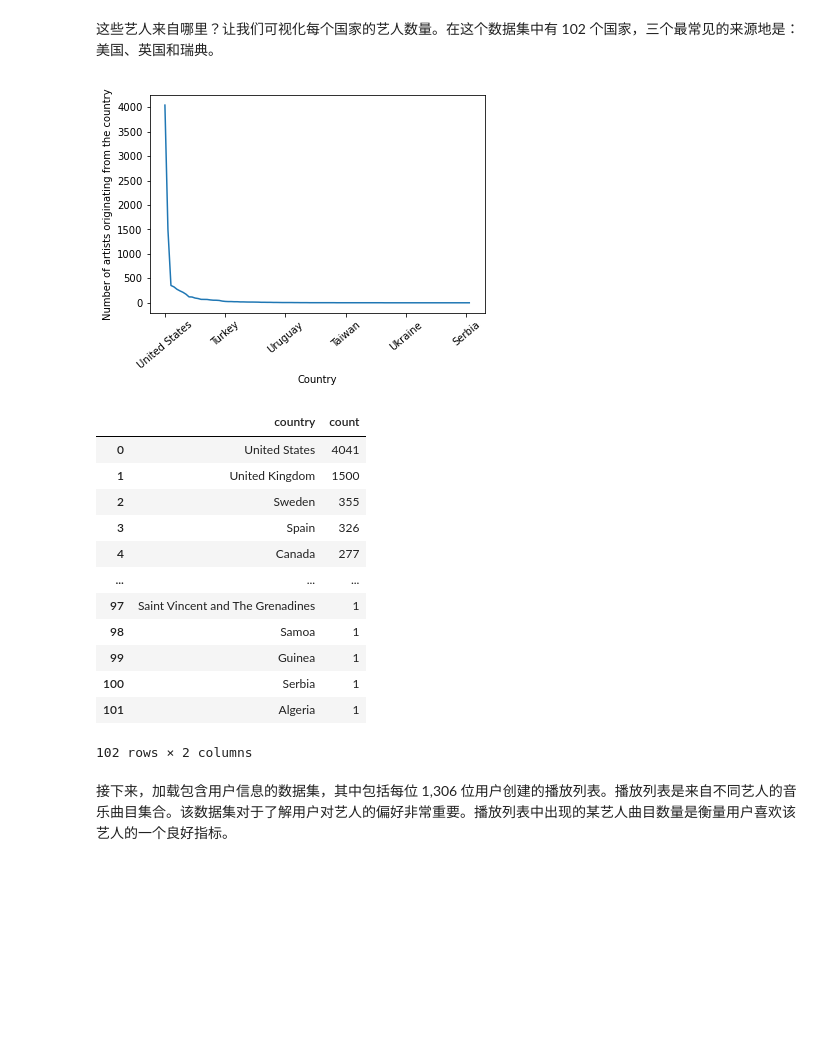
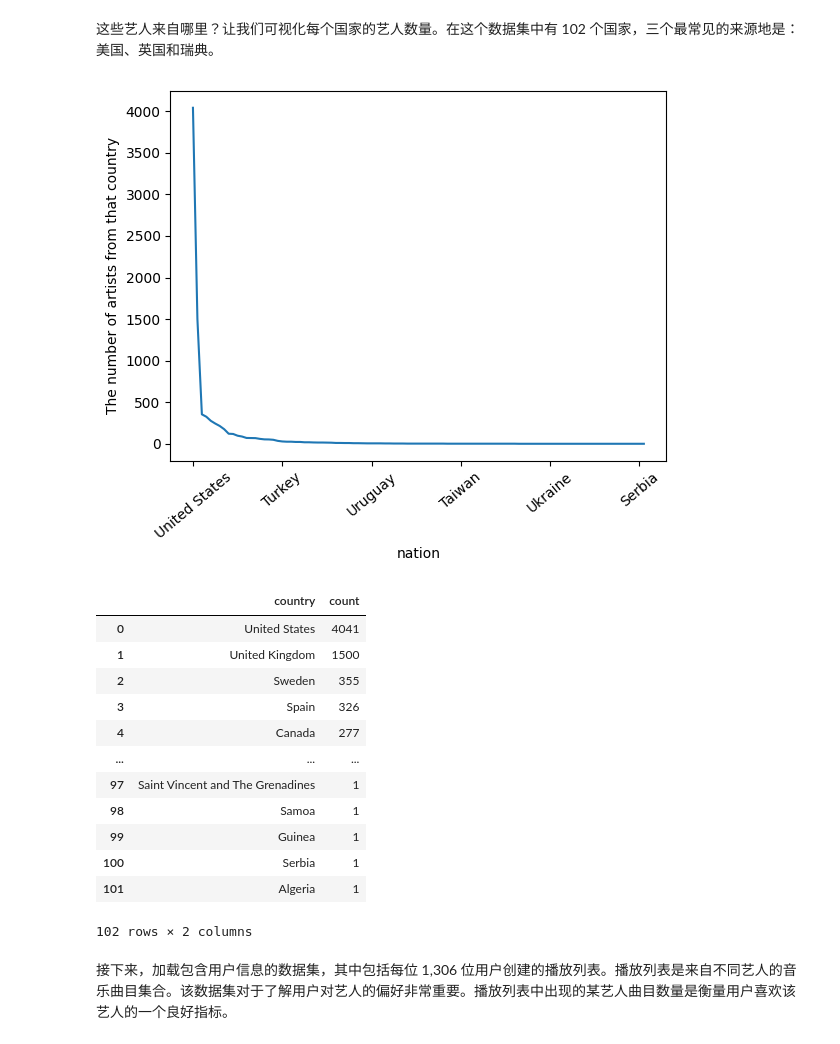
Before and after one commit to jianhuizhu01/gurobi-modeling-examples-cn, a Jupyter notebook: Introductory Examples/music_recommendation/music_recommendation.ipynb, the cells around one changed output. Drawn from its saved outputs; the diff is of its cells as text; code cells hidden in the pictures; blank space fills up the shorter version.

```diff
--- a/Introductory Examples/music_recommendation/music_recommendation.ipynb
+++ b/Introductory Examples/music_recommendation/music_recommendation.ipynb
@@ -37,7 +37,8 @@ import seaborn as sns
 # %% [markdown]
 我们将首先加载包含艺人信息的数据集。该数据集包含 8,465 位艺人及其来源国家和在 [Last.fm](https://www.last.fm/) 上的听众数量的信息。每位艺人都被分配了一个从 0 到 8,465 的 ID。
 # %%
-df_artist = pd.read_csv('https://raw.githubusercontent.com/Gurobi/modeling-examples/master/music_recommendation/artist_data.csv')
+# df_artist = pd.read_csv('https://raw.githubusercontent.com/Gurobi/modeling-examples/master/music_recommendation/artist_data.csv')
+df_artist = pd.read_csv('artist_data.csv')
 print(len(df_artist),"艺人")
 df_artist.head()
 # %% [output]
@@ -62,12 +63,12 @@ plt.show()
 # %%
 df_country = df_artist.groupby('country')['country'].count().sort_values(ascending = False).reset_index(name="count")
 df_country.set_index('country')['count'].plot(rot=40) #选择至少有 100 位艺人的国家
-plt.xlabel('国家')
-plt.ylabel('来自该国家的艺人数量')
+plt.xlabel('nation')
+plt.ylabel('The number of artists from that country')
 plt.show()
 df_country
 # %% [output]
-[figure, old version]
+[figure, new version]
 |  | country | count |
 | 0 | United States | 4041 |
 | 1 | United Kingdom | 1500 |
```
Also changed, not shown: parts of 4 cells of this notebook.
